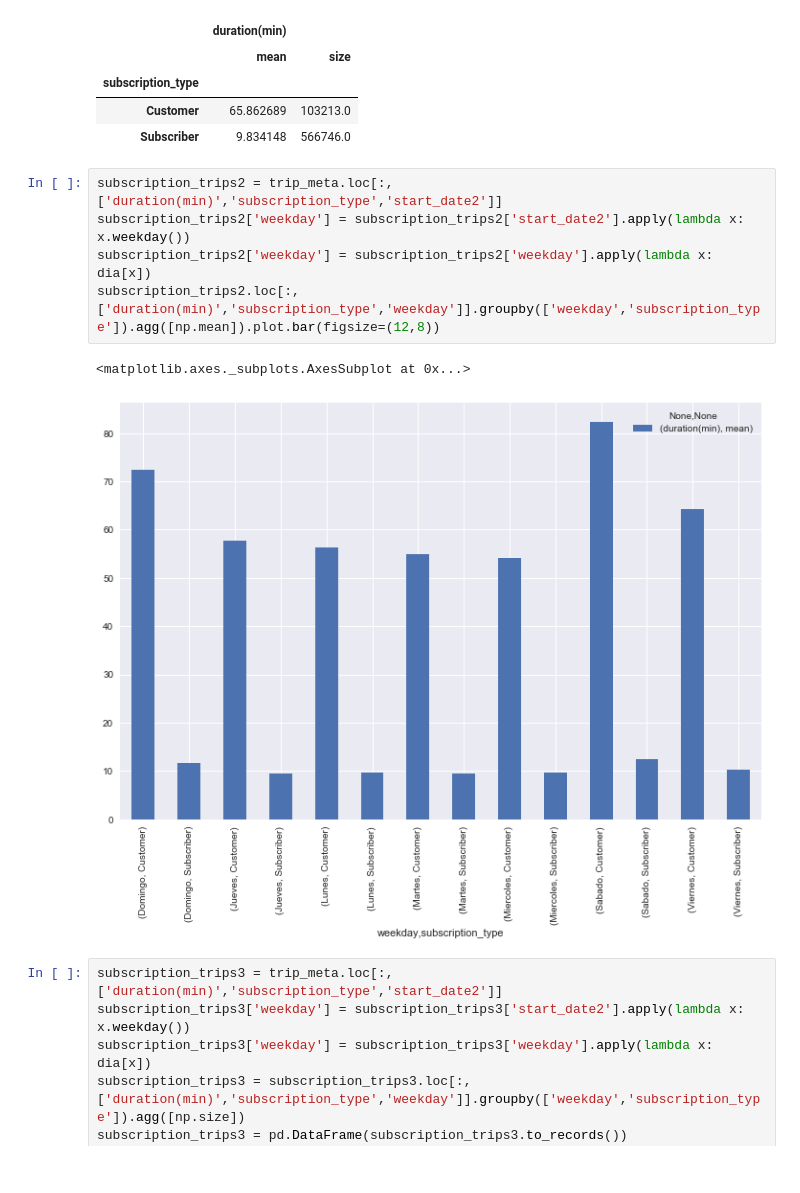
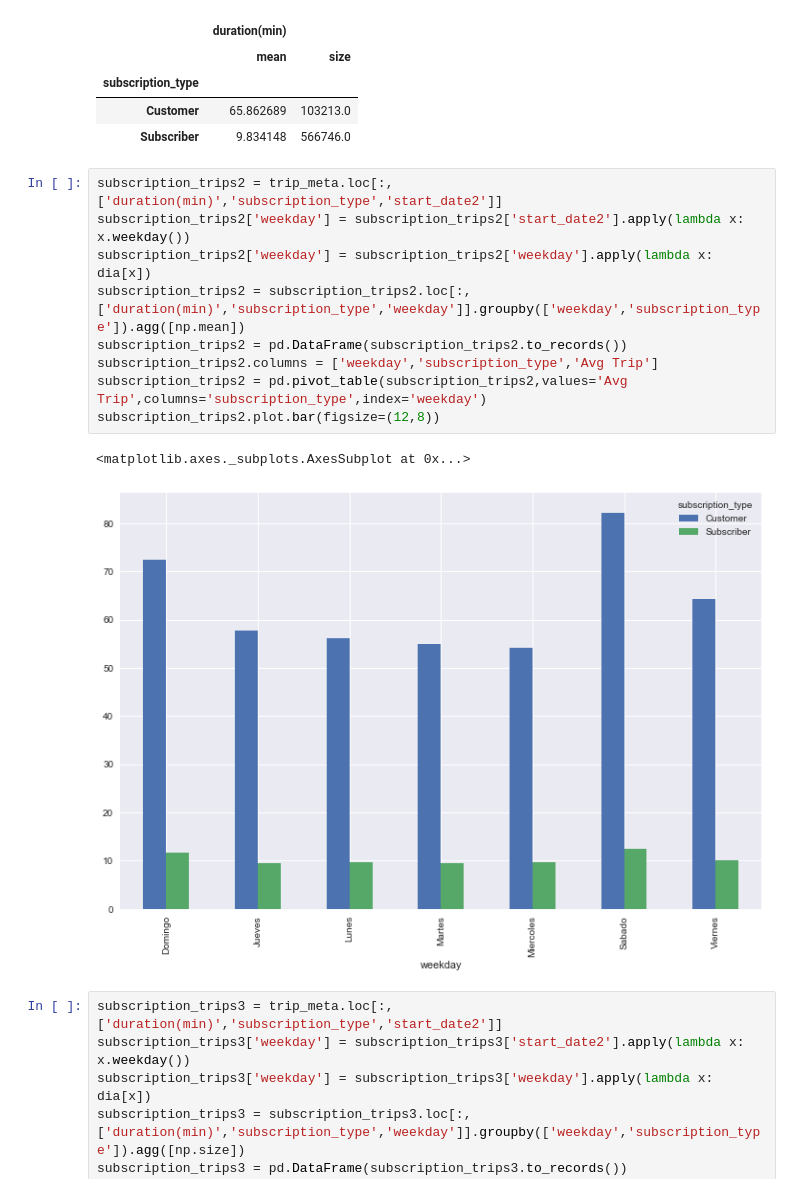
Before and after one commit to hernantain/Analisis-San-Francisco, a Jupyter notebook: analisis.ipynb, the cells around one changed output. Drawn from its saved outputs; the diff is of its cells as text.

```diff
--- a/analisis.ipynb
+++ b/analisis.ipynb
@@ -432,11 +432,15 @@ subscription_trips
 # %%
 subscription_trips2 = trip_meta.loc[:,['duration(min)','subscription_type','start_date2']]
 subscription_trips2['weekday'] = subscription_trips2['start_date2'].apply(lambda x: x.weekday())
 subscription_trips2['weekday'] = subscription_trips2['weekday'].apply(lambda x: dia[x])
-subscription_trips2.loc[:,['duration(min)','subscription_type','weekday']].groupby(['weekday','subscription_type']).agg([np.mean]).plot.bar(figsize=(12,8))
+subscription_trips2 = subscription_trips2.loc[:,['duration(min)','subscription_type','weekday']].groupby(['weekday','subscription_type']).agg([np.mean])
+subscription_trips2 = pd.DataFrame(subscription_trips2.to_records())
+subscription_trips2.columns = ['weekday','subscription_type','Avg Trip']
+subscription_trips2 = pd.pivot_table(subscription_trips2,values='Avg Trip',columns='subscription_type',index='weekday')
+subscription_trips2.plot.bar(figsize=(12,8))
 # %% [output]
 <matplotlib.axes._subplots.AxesSubplot at 0x...>
-[figure, old version]
+[figure, new version]
 # %%
 subscription_trips3 = trip_meta.loc[:,['duration(min)','subscription_type','start_date2']]
 subscription_trips3['weekday'] = subscription_trips3['start_date2'].apply(lambda x: x.weekday())
```
